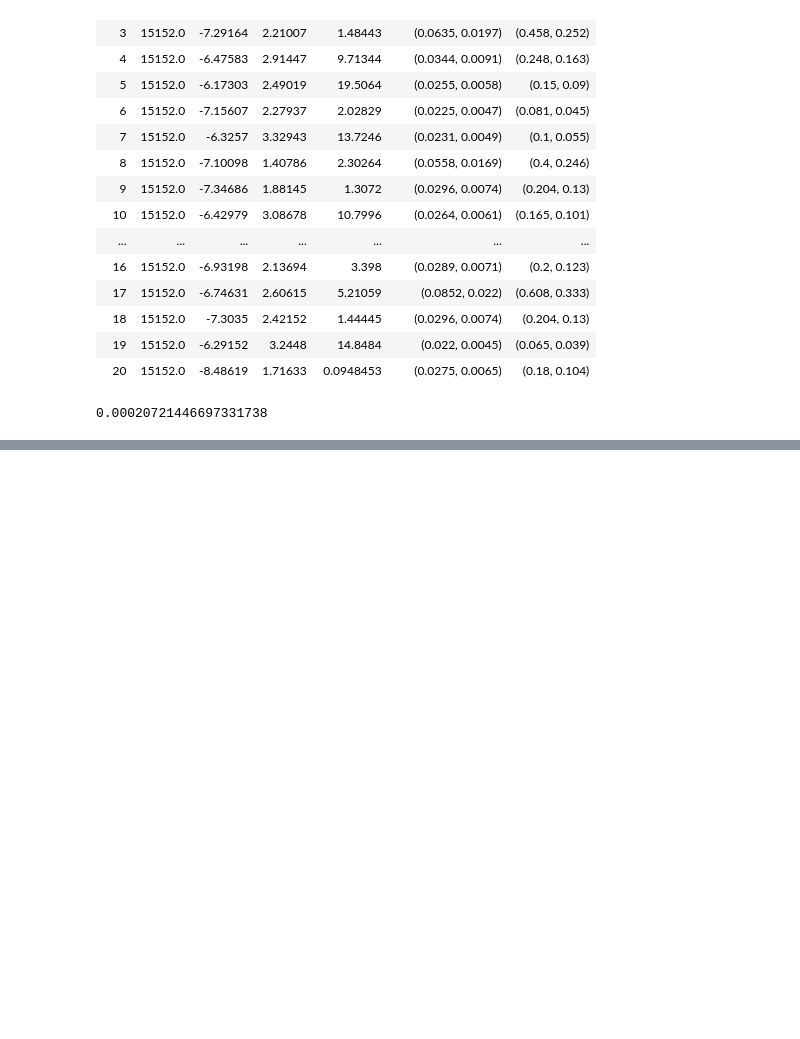
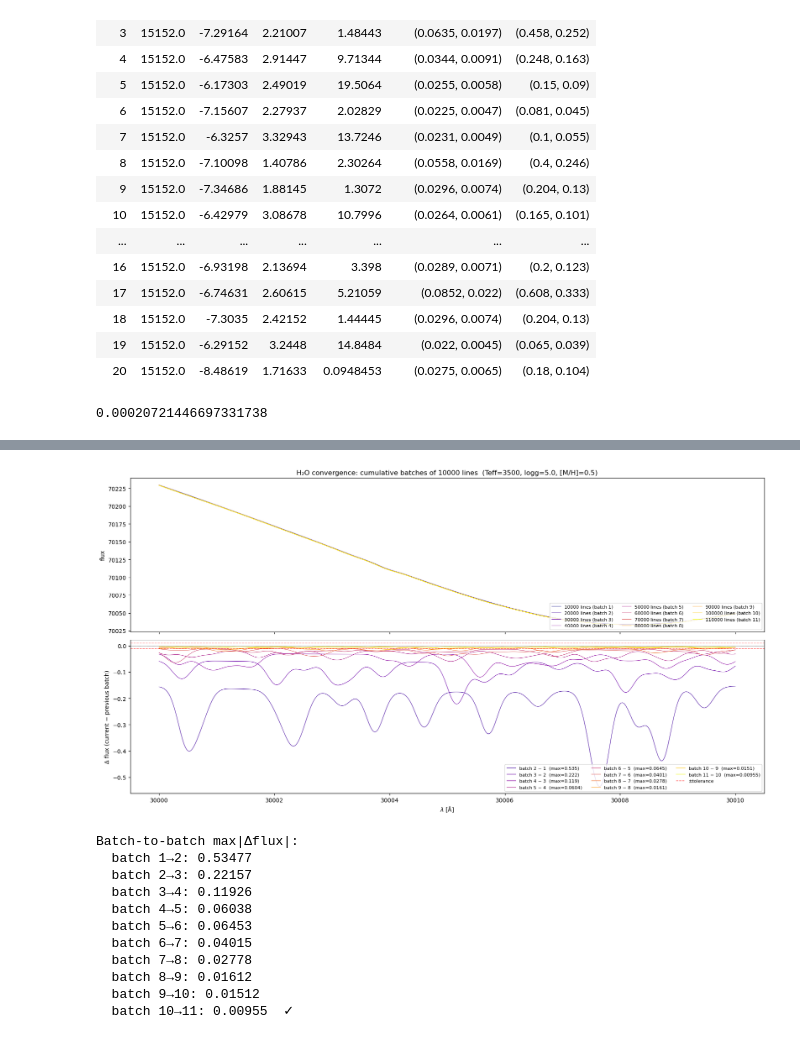
Before and after one commit to ajwheeler/Korg.jl, a Jupyter notebook: test_exomol_H2O.ipynb, the cells around one changed output, grey strips where cells are left out. Cells and saved outputs as stored; diff of their text form; code cells hidden in the pictures; blank space fills up the shorter version.

```diff
--- a/test_exomol_H2O.ipynb
+++ b/test_exomol_H2O.ipynb
@@ -270,0 +504,57 @@ wls, itp, species
+# %%
+using PythonPlot
+
+n_batches = length(conv_fluxes)
+cmap_conv = get_cmap("plasma")
+colors_conv = [cmap_conv((i - 1) / max(n_batches - 1, 1)) for i in 1:n_batches]
+
+fig, axes = subplots(2, 1, figsize=(20, 10), sharex=true)
+fig.subplots_adjust(hspace=0.05)
+ax1, ax2 = axes[0], axes[1]
+
+# Top panel: spectrum after each cumulative batch
+for (i, f) in enumerate(conv_fluxes)
+    n_lines = min(i * batch_size, n_total)
+    ax1.plot(wls_conv, f, color=colors_conv[i], linewidth=0.9,
+             label="$n_lines lines (batch $i)")
+end
+ax1.set_ylabel("flux")
+ax1.legend(fontsize=8, ncol=3, loc="lower right")
+ax1.set_title("H₂O convergence: cumulative batches of $batch_size lines  " *
+              "(Teff=3500, logg=5.0, [M/H]=0.5)")
+
+# Bottom panel: batch-to-batch difference
+if length(conv_max_diffs) > 0
+    for i in 1:length(conv_max_diffs)
+        diff = conv_fluxes[i + 1] .- conv_fluxes[i]
+        ax2.plot(wls_conv, diff, color=colors_conv[i + 1], linewidth=0.7,
+                 label="batch $(i+1) − $i  (max=$(round(conv_max_diffs[i], sigdigits=3)))")
+    end
+    ax2.axhline( tolerance, color="r", linewidth=1.0, linestyle="--", alpha=0.6, label="±tolerance")
+    ax2.axhline(-tolerance, color="r", linewidth=1.0, linestyle="--", alpha=0.6)
+    ax2.axhline(0, color="k", linewidth=0.5, linestyle=":")
+    ax2.set_ylabel("Δ flux (current − previous batch)")
+    ax2.legend(fontsize=8, ncol=3, loc="lower right")
+end
+ax2.set_xlabel(L"$\lambda$ [Å]")
+
+display(gcf())
+
+# Summary table
+println("\nBatch-to-batch max|Δflux|:")
+for (i, d) in enumerate(conv_max_diffs)
+    @printf("  batch %d→%d: %.5f%s\n", i, i+1, d, d < tolerance ? "  ✓" : "")
+end
+# %% [output]
+[figure, added]
+Batch-to-batch max|Δflux|:
+  batch 1→2: 0.53477
+  batch 2→3: 0.22157
+  batch 3→4: 0.11926
+  batch 4→5: 0.06038
+  batch 5→6: 0.06453
+  batch 6→7: 0.04015
+  batch 7→8: 0.02778
+  batch 8→9: 0.01612
+  batch 9→10: 0.01512
+  batch 10→11: 0.00955  ✓
```
Also changed, not shown: parts of 17 cells of this notebook, 4 other files.
